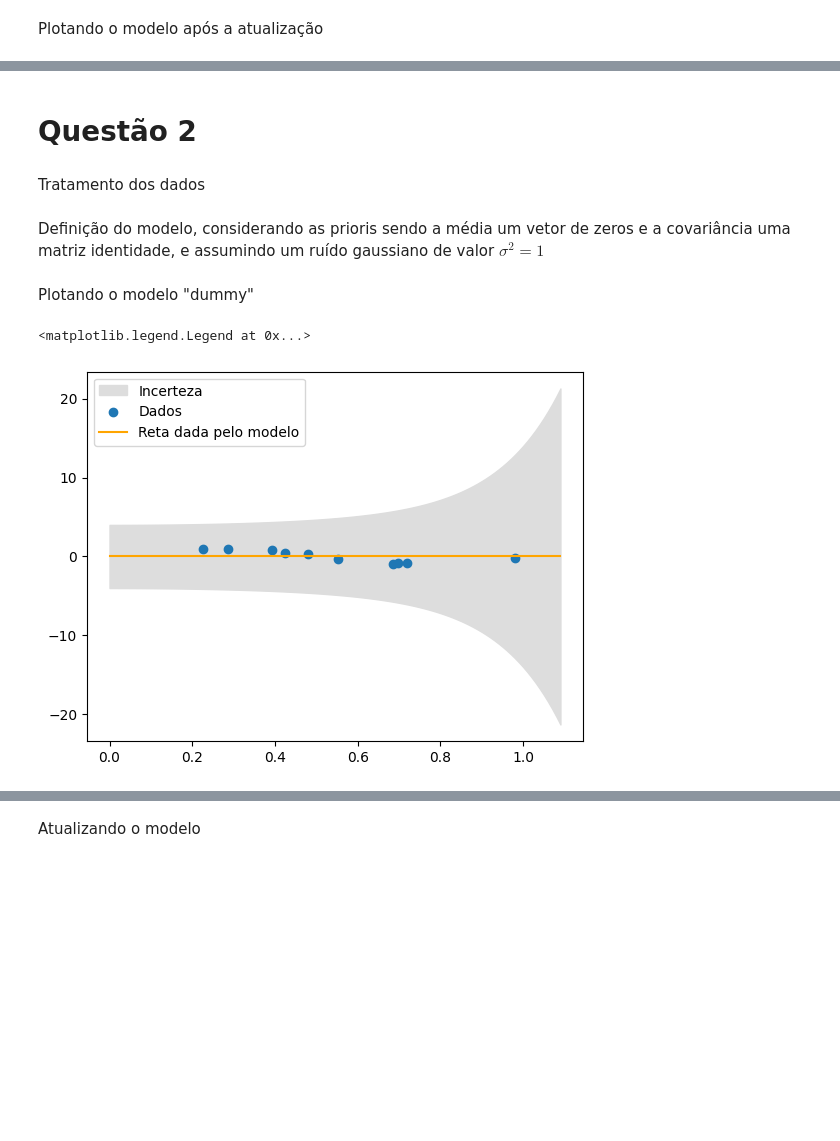
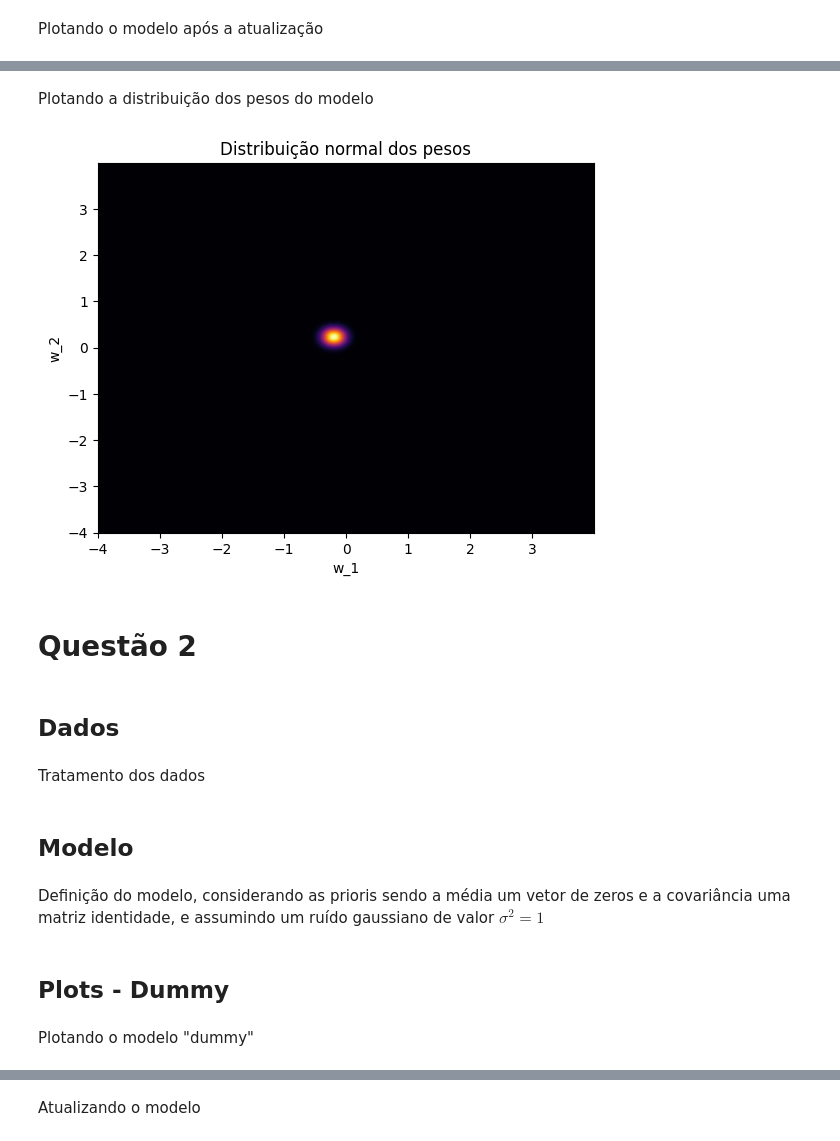
Before and after one commit to rabdiego/probabilistic_ml, a Jupyter notebook: src/trab2.ipynb, the cells around one changed output, grey strips where cells are left out. Saved outputs shown, nothing was run; the diff lists cells and outputs as text; code cells hidden in the pictures; blank space fills up the shorter version.

```diff
--- a/src/trab2.ipynb
+++ b/src/trab2.ipynb
@@ -74,5 +99,13 @@ plt.legend(['Incerteza', 'Dados', 'Reta dada pelo modelo'])
+# %% [markdown]
+Plotando a distribuição dos pesos do modelo
+# %%
+plot_weight_odblr(model, -4, 4, 0.01)
+# %% [output]
+[figure, added]
 # %% [markdown]
 # **Questão 2**
+# %% [markdown]
+## Dados
 # %% [markdown]
 Tratamento dos dados
 # %%
@@ -82,6 +115,8 @@ poly_5 = PolynomialFeatures(5)
 X = np.array([data.values[:, 0]]).T
 X_processed = poly_5.transform(X)
 y = np.array([data.values[:, 1]]).T
+# %% [markdown]
+## Modelo
 # %% [markdown]
 Definição do modelo, considerando as prioris sendo a média um vetor de zeros e a covariância uma matriz identidade, e assumindo um ruído gaussiano de valor $\sigma^2 = 1$
 # %%
@@ -92,17 +127,4 @@ model = BayesianLinearRegression(mean_prior, cov_prior)
+# %% [markdown]
+## Plots - Dummy
 # %% [markdown]
 Plotando o modelo "dummy"
-# %%
-rng = np.arange(0.0, 1.1, 0.01)
-rng_processed = poly_5.transform(np.array([rng]).T)
-
-predictions = model.predict(rng_processed)
-upper_bound = predictions + 2*model.get_std(rng_processed)
-lower_bound = predictions - 2*model.get_std(rng_processed)
-
-plt.fill_between(rng, upper_bound.T[0], lower_bound.T[0], color='#dddddd')
-plt.scatter(X, y)
-plt.plot(rng, predictions, color='orange')
-plt.legend(['Incerteza', 'Dados', 'Reta dada pelo modelo'])
-# %% [output]
-<matplotlib.legend.Legend at 0x...>
-[figure, removed]
```
Also changed, not shown: parts of 19 cells of this notebook, 2 other files.
